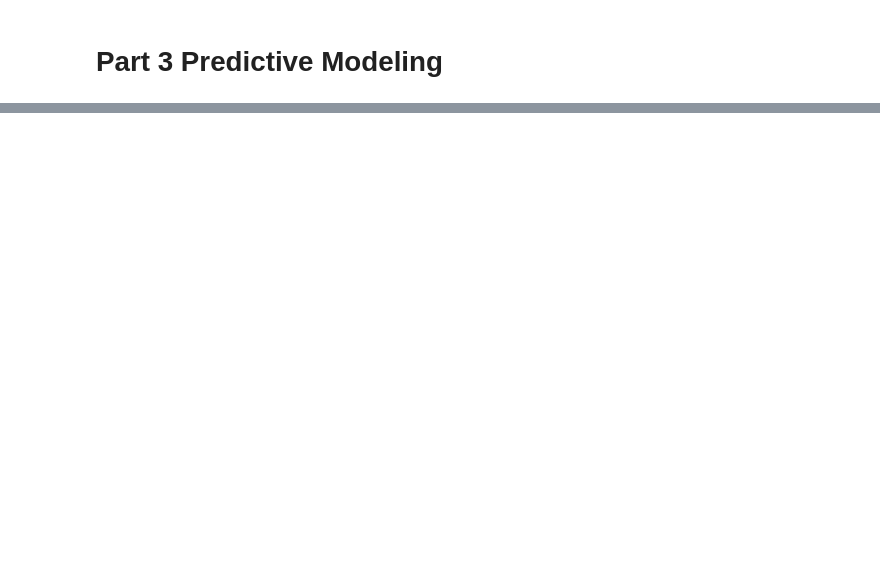
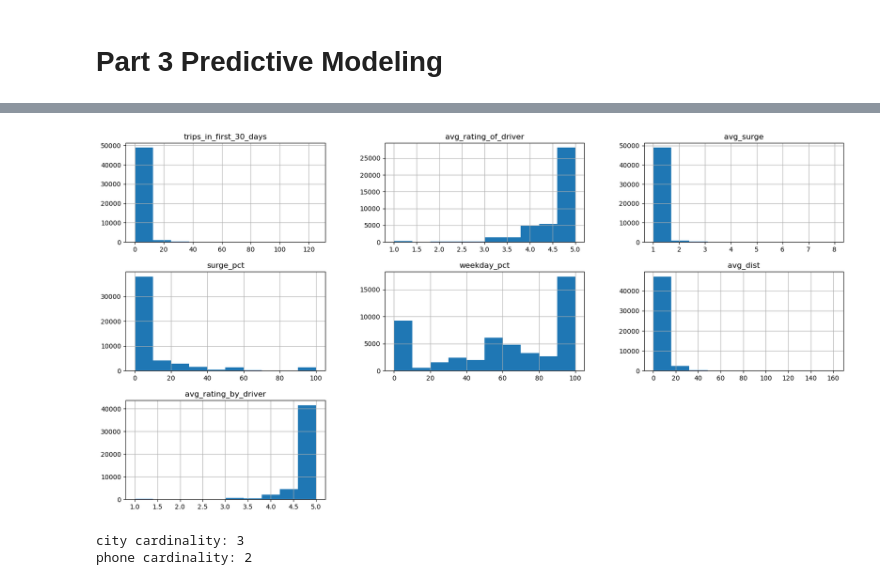
Before and after one commit to amoutafian/ultimate_inc, a Jupyter notebook: ultimate_inc.ipynb, the cells around one changed output, grey strips where cells are left out. Drawn from its saved outputs; the diff is of its cells as text; code cells hidden in the pictures; blank space fills up the shorter version.

```diff
--- a/ultimate_inc.ipynb
+++ b/ultimate_inc.ipynb
@@ -171,0 +170,4 @@ pd.read_json('ultimate_data_challenge.json')
+# %%
+# import dataset
+df = pd.read_json('ultimate_data_challenge.json')
+df.head()
@@ -171,0 +227,11 @@ pd.read_json('ultimate_data_challenge.json')
+# %%
+#look at distributions of  columns
+df.hist(figsize = (20,10));
+# %% [output]
+[figure, added]
+# %%
+print('city cardinality:', df['city'].nunique())
+print('phone cardinality:', df['phone'].nunique())
+# %% [output]
+city cardinality: 3
+phone cardinality: 2
```
Also changed, not shown: parts of 12 cells of this notebook.
